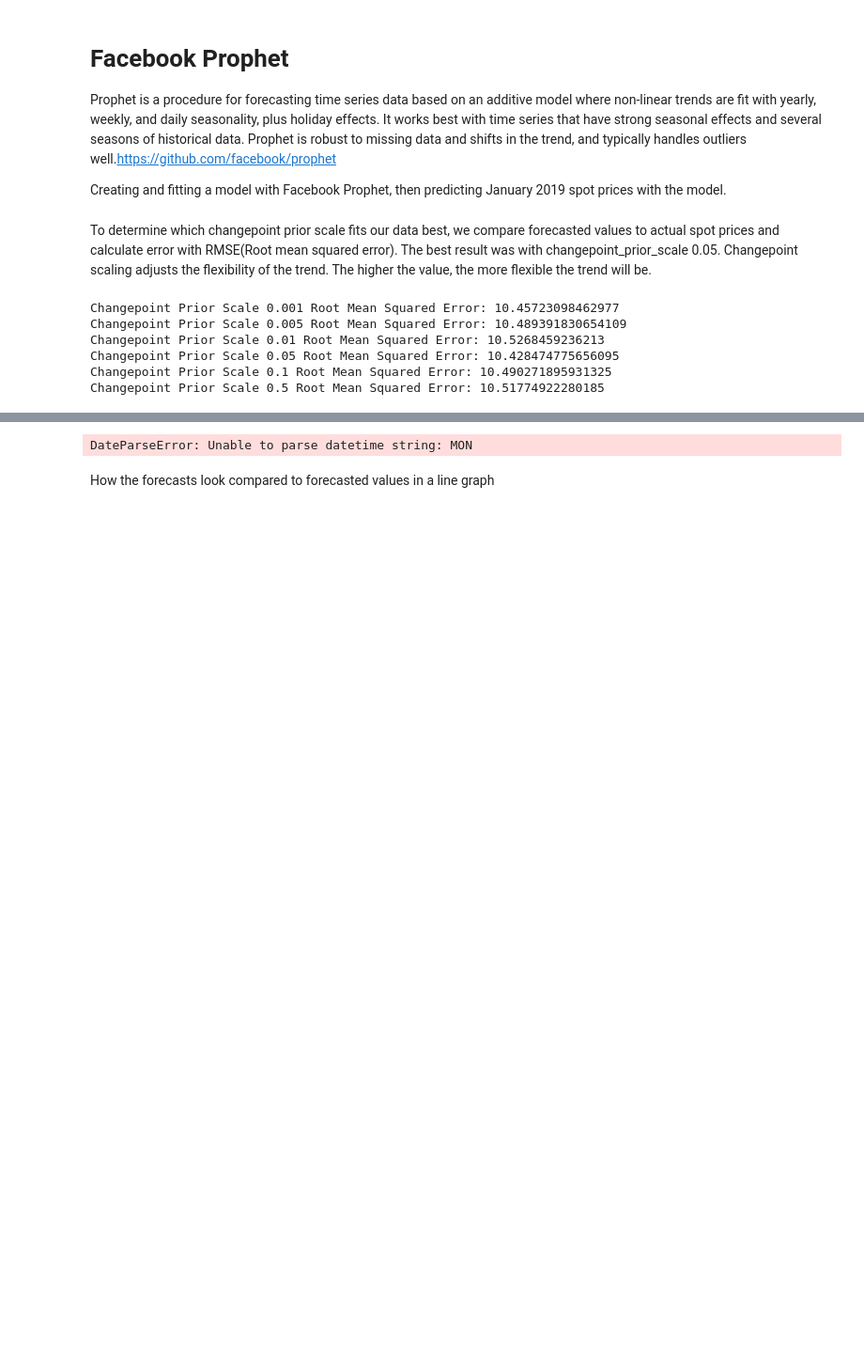
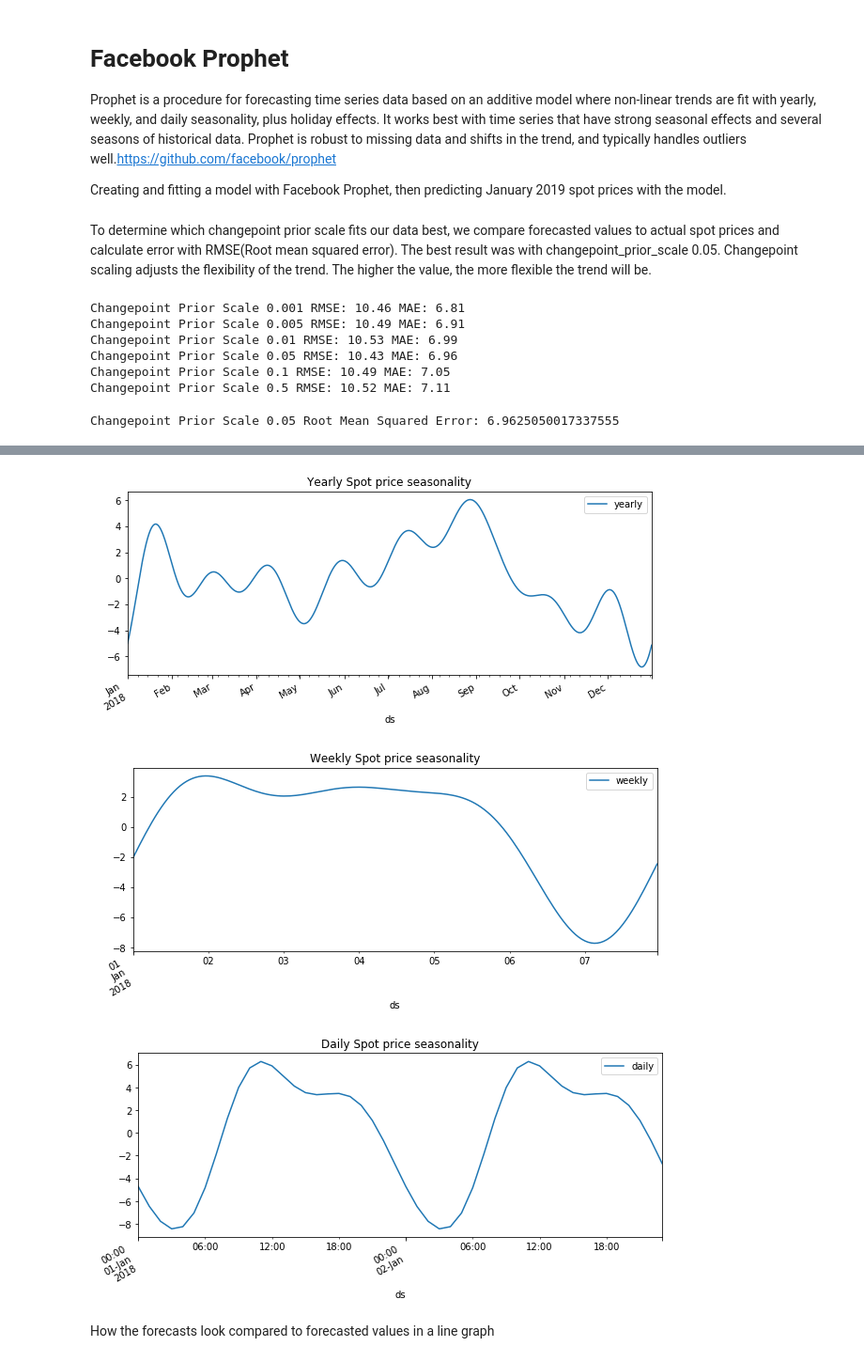
Before and after one commit to Cadax/nordpool-spot-price, a Jupyter notebook: variables_correlation.ipynb, the cells around one changed output, grey strips where cells are left out. Shown: that part at 94% size. Saved outputs shown, nothing was run; the diff lists cells and outputs as text; code cells hidden in the pictures; blank space fills up the shorter version.

```diff
--- a/variables_correlation.ipynb
+++ b/variables_correlation.ipynb
@@ -324,28 +333,32 @@ for scale in scales:
 To determine which changepoint prior scale fits our data best, we compare forecasted values to actual spot prices and calculate error with RMSE(Root mean squared error). The best result was with changepoint_prior_scale 0.05. Changepoint scaling adjusts the flexibility of the trend. The higher the value, the more flexible the trend will be.
 # %%
 future_df = load_future_spotdata()
-print(f"Changepoint Prior Scale 0.001 Root Mean Squared Error: {np.sqrt(mean_squared_error(future_df.values,forecasts[0]['2019-01-01':][['yhat']].values))}")
-print(f"Changepoint Prior Scale 0.005 Root Mean Squared Error: {np.sqrt(mean_squared_error(future_df.values,forecasts[1]['2019-01-01':][['yhat']].values))}")
-print(f"Changepoint Prior Scale 0.01 Root Mean Squared Error: {np.sqrt(mean_squared_error(future_df.values,forecasts[2]['2019-01-01':][['yhat']].values))}")
-print(f"Changepoint Prior Scale 0.05 Root Mean Squared Error: {np.sqrt(mean_squared_error(future_df.values,forecasts[3]['2019-01-01':][['yhat']].values))}")
-print(f"Changepoint Prior Scale 0.1 Root Mean Squared Error: {np.sqrt(mean_squared_error(future_df.values,forecasts[4]['2019-01-01':][['yhat']].values))}")
-print(f"Changepoint Prior Scale 0.5 Root Mean Squared Error: {np.sqrt(mean_squared_error(future_df.values,forecasts[5]['2019-01-01':][['yhat']].values))}")
+print(f"Changepoint Prior Scale 0.001 RMSE: {np.sqrt(mean_squared_error(future_df.values,forecasts[0]['2019-01-01':][['yhat']].values)):.2f} MAE: {mean_absolute_error(future_df.values,forecasts[0]['2019-01-01':][['yhat']].values):.2f} ")
+print(f"Changepoint Prior Scale 0.005 RMSE: {np.sqrt(mean_squared_error(future_df.values,forecasts[1]['2019-01-01':][['yhat']].values)):.2f} MAE: {mean_absolute_error(future_df.values,forecasts[1]['2019-01-01':][['yhat']].values):.2f}")
+print(f"Changepoint Prior Scale 0.01 RMSE: {np.sqrt(mean_squared_error(future_df.values,forecasts[2]['2019-01-01':][['yhat']].values)):.2f} MAE: {mean_absolute_error(future_df.values,forecasts[2]['2019-01-01':][['yhat']].values):.2f}")
+print(f"Changepoint Prior Scale 0.05 RMSE: {np.sqrt(mean_squared_error(future_df.values,forecasts[3]['2019-01-01':][['yhat']].values)):.2f} MAE: {mean_absolute_error(future_df.values,forecasts[3]['2019-01-01':][['yhat']].values):.2f}")
+print(f"Changepoint Prior Scale 0.1 RMSE: {np.sqrt(mean_squared_error(future_df.values,forecasts[4]['2019-01-01':][['yhat']].values)):.2f} MAE: {mean_absolute_error(future_df.values,forecasts[4]['2019-01-01':][['yhat']].values):.2f}")
+print(f"Changepoint Prior Scale 0.5 RMSE: {np.sqrt(mean_squared_error(future_df.values,forecasts[5]['2019-01-01':][['yhat']].values)):.2f} MAE: {mean_absolute_error(future_df.values,forecasts[5]['2019-01-01':][['yhat']].values):.2f}")
 # %% [output]
-Changepoint Prior Scale 0.001 Root Mean Squared Error: 10.45723098462977
-Changepoint Prior Scale 0.005 Root Mean Squared Error: 10.489391830654109
-Changepoint Prior Scale 0.01 Root Mean Squared Error: 10.5268459236213
-Changepoint Prior Scale 0.05 Root Mean Squared Error: 10.428474775656095
-Changepoint Prior Scale 0.1 Root Mean Squared Error: 10.490271895931325
-Changepoint Prior Scale 0.5 Root Mean Squared Error: 10.51774922280185
+Changepoint Prior Scale 0.001 RMSE: 10.46 MAE: 6.81
+Changepoint Prior Scale 0.005 RMSE: 10.49 MAE: 6.91
+Changepoint Prior Scale 0.01 RMSE: 10.53 MAE: 6.99
+Changepoint Prior Scale 0.05 RMSE: 10.43 MAE: 6.96
+Changepoint Prior Scale 0.1 RMSE: 10.49 MAE: 7.05
+Changepoint Prior Scale 0.5 RMSE: 10.52 MAE: 7.11
+# %%
+print(f"Changepoint Prior Scale 0.05 Root Mean Squared Error: {mean_absolute_error(future_df.values,forecasts[3]['2019-01-01':][['yhat']].values)}")
+# %% [output]
+Changepoint Prior Scale 0.05 Root Mean Squared Error: 6.9625050017337555
 # %%
 #fig, ax = plt.subplots(1,1,figsize=(12,6))
 forecasts[3]['2018'][['yearly']].plot(subplots=True,figsize=(10,4))
 plt.title('Yearly Spot price seasonality')
 plt.show()
 
-days = ['Mon','Tue','Wed','Thu','Fri','Sat','Sun']
+#days = ['Mon','Tue','Wed','Thu','Fri','Sat','Sun']
 forecasts[3]['2018-01-01':'2018-01-07'][['weekly']].plot(subplots=True,figsize=(10,4))
-plt.xticks(days)
+#plt.xticks(days)
 plt.title('Weekly Spot price seasonality')
 plt.show()
 
@@ -360,4 +369,6 @@ plt.show()
-DateParseError: Unable to parse datetime string: MON
+[figure, added]
+[figure, added]
+[figure, added]
 # %% [markdown]
 How the forecasts look compared to forecasted values in a line graph
 # %%
```
Also changed, not shown: parts of 3 cells of this notebook.
